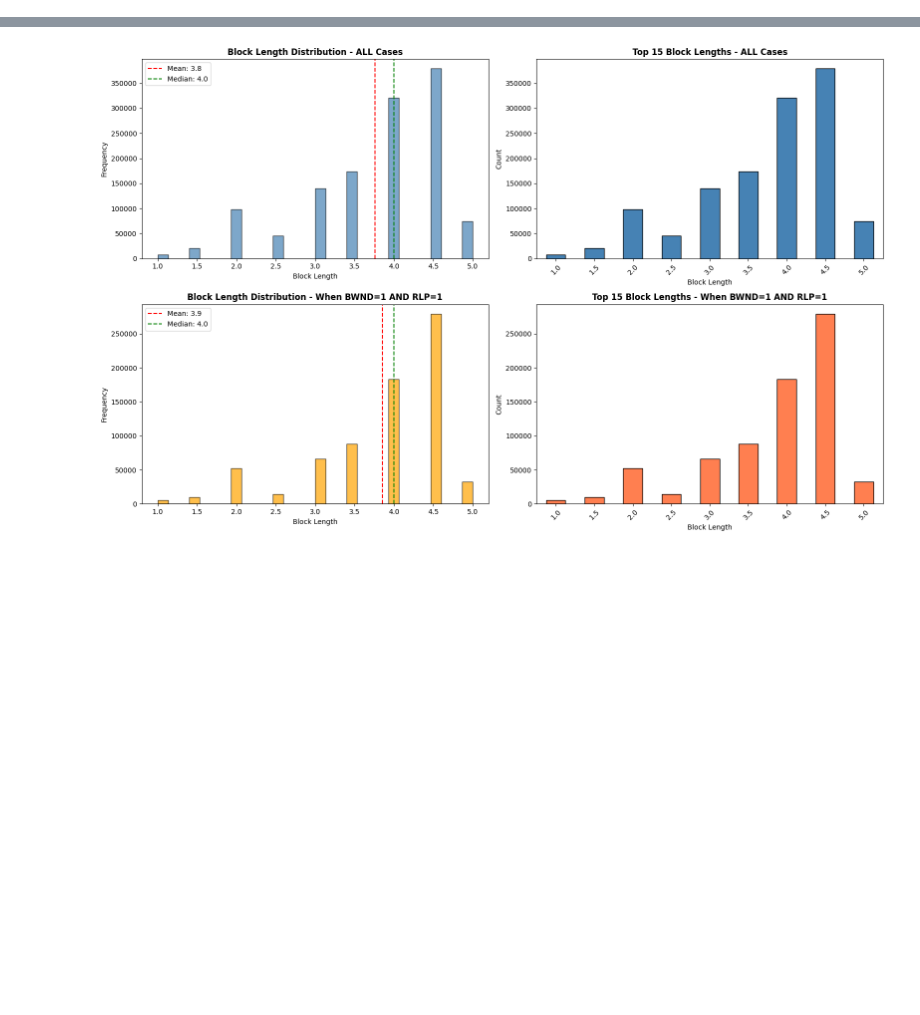
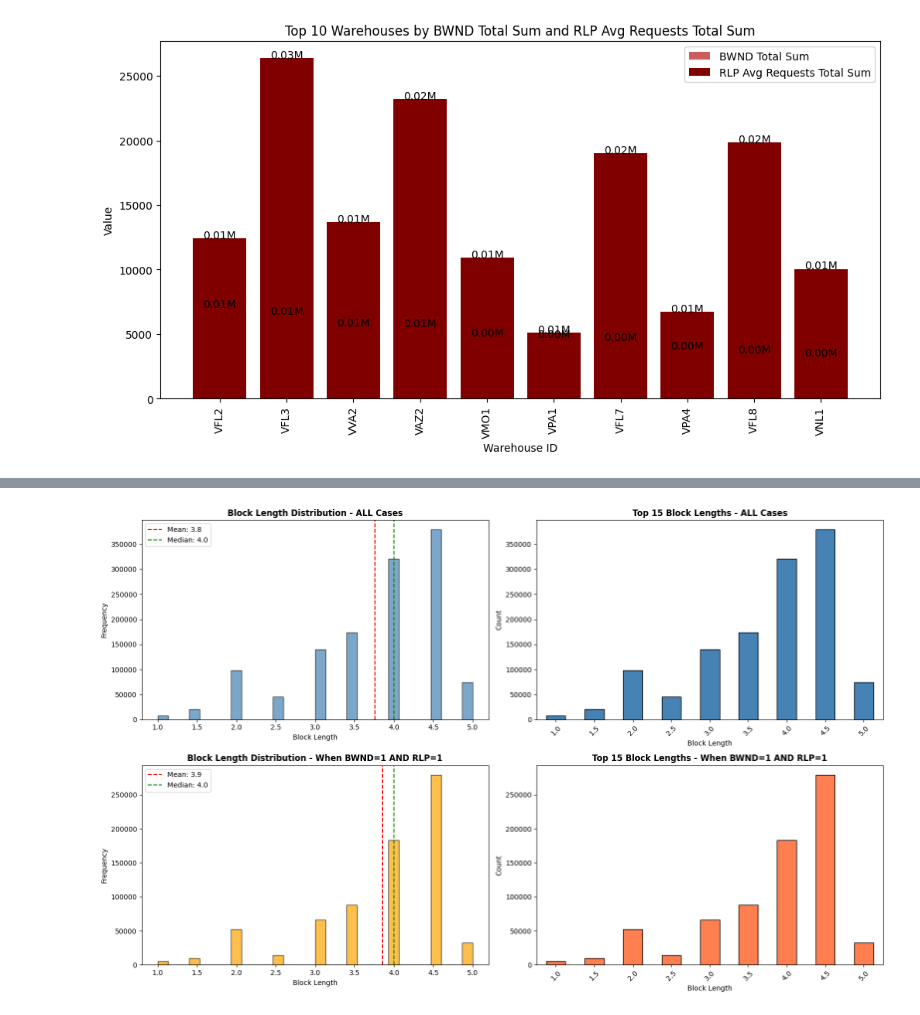
Before and after one commit to mnivs-amazon/bwnd-analysis-project, a Jupyter notebook: RoutesAnalysis.ipynb, the cells around one changed output, grey strips where cells are left out. Cells and saved outputs as stored; diff of their text form; code cells hidden in the pictures; blank space fills up the shorter version.

```diff
--- a/RoutesAnalysis.ipynb
+++ b/RoutesAnalysis.ipynb
@@ -121,0 +321,39 @@ df['cost_impact_total_waste'] = df['total_waste'] * df['guaranteed_earnings_pric
+# %%
+import matplotlib.pyplot as plt
+import seaborn as sns
+import numpy as np
+
+# Get the top 10 warehouses by BWND total sum and RLP avg requests total sum
+top_warehouses = rlp_bwnd_happened_rows.groupby('warehouse_id')[['sum_bwnd_blocks', 'avg_max_min_metric_rlp_adds']].sum().sort_values('sum_bwnd_blocks', ascending=False).head(10)
+
+# Create figure and axis
+fig, ax = plt.subplots(figsize=(12, 6))
+
+# Set width of the bars
+bar_width = 0.8
+
+# Position of the bars on the x-axis
+x = np.arange(len(top_warehouses.index))
+
+# Plot the BWND total sum
+bwnd_bars = ax.bar(x, top_warehouses['sum_bwnd_blocks'], width=bar_width, color='indianred', label='BWND Total Sum')
+
+# Plot the RLP avg requests total sum inside the BWND bars
+rlp_bars = ax.bar(x, top_warehouses['avg_max_min_metric_rlp_adds'], width=bar_width, color='maroon', label='RLP Avg Requests Total Sum')
+
+# Add value labels on top of the bars
+for i, (bwnd_bar, rlp_bar) in enumerate(zip(bwnd_bars, rlp_bars)):
+    ax.text(bwnd_bar.get_x() + bwnd_bar.get_width()/2, bwnd_bar.get_height() + 0.05, f"{top_warehouses['sum_bwnd_blocks'][i]/1e6:.2f}M", ha='center')
+    ax.text(rlp_bar.get_x() + rlp_bar.get_width()/2, rlp_bar.get_height() + 0.05, f"{top_warehouses['avg_max_min_metric_rlp_adds'][i]/1e6:.2f}M", ha='center')
+
+# Add labels and title
+ax.set_title('Top 10 Warehouses by BWND Total Sum and RLP Avg Requests Total Sum')
+ax.set_xlabel('Warehouse ID')
+ax.set_ylabel('Value')
+ax.set_xticks(x)
+ax.set_xticklabels(top_warehouses.index, rotation=90)
+ax.legend()
+
+plt.show()
+# %% [output]
+[figure, added]
```
Also changed, not shown: parts of 19 cells of this notebook, 13 other files.
